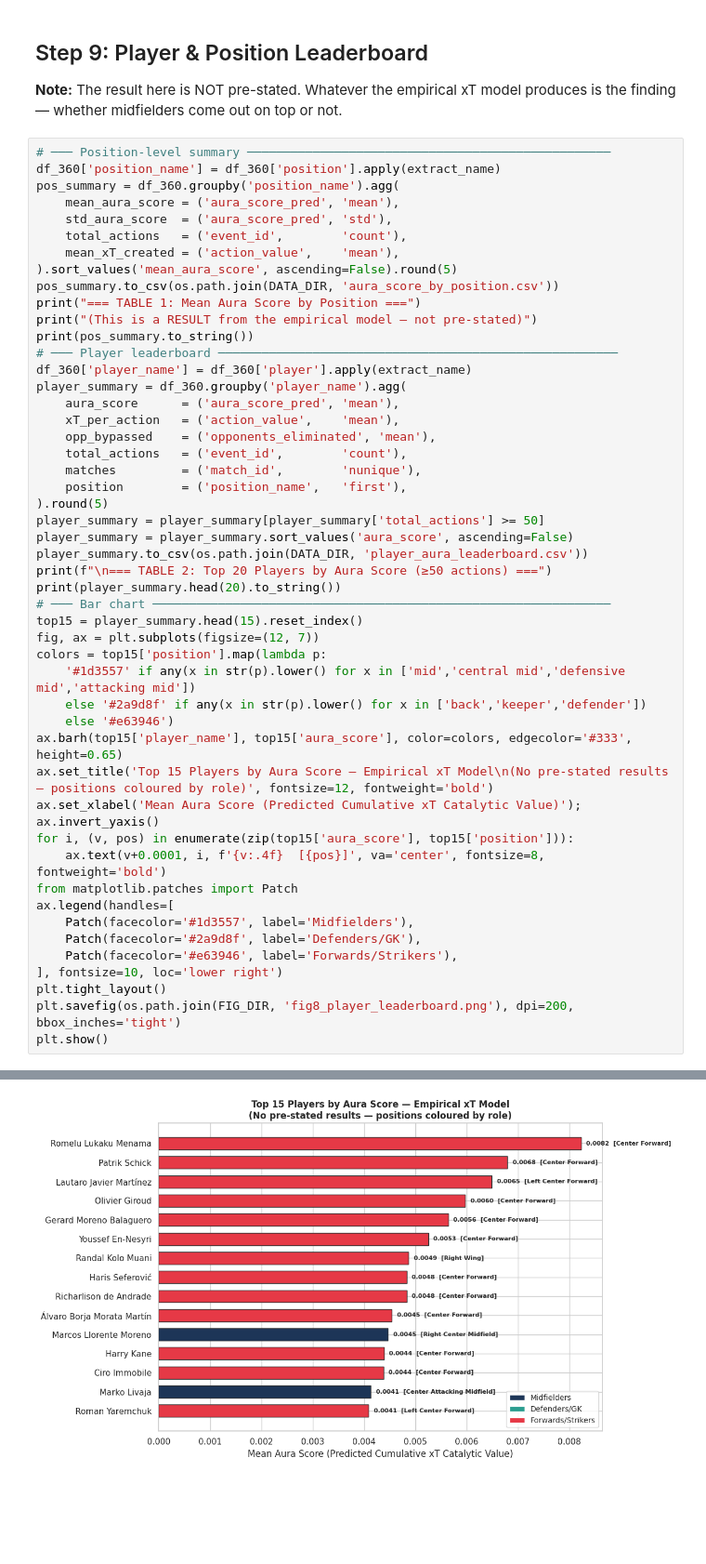
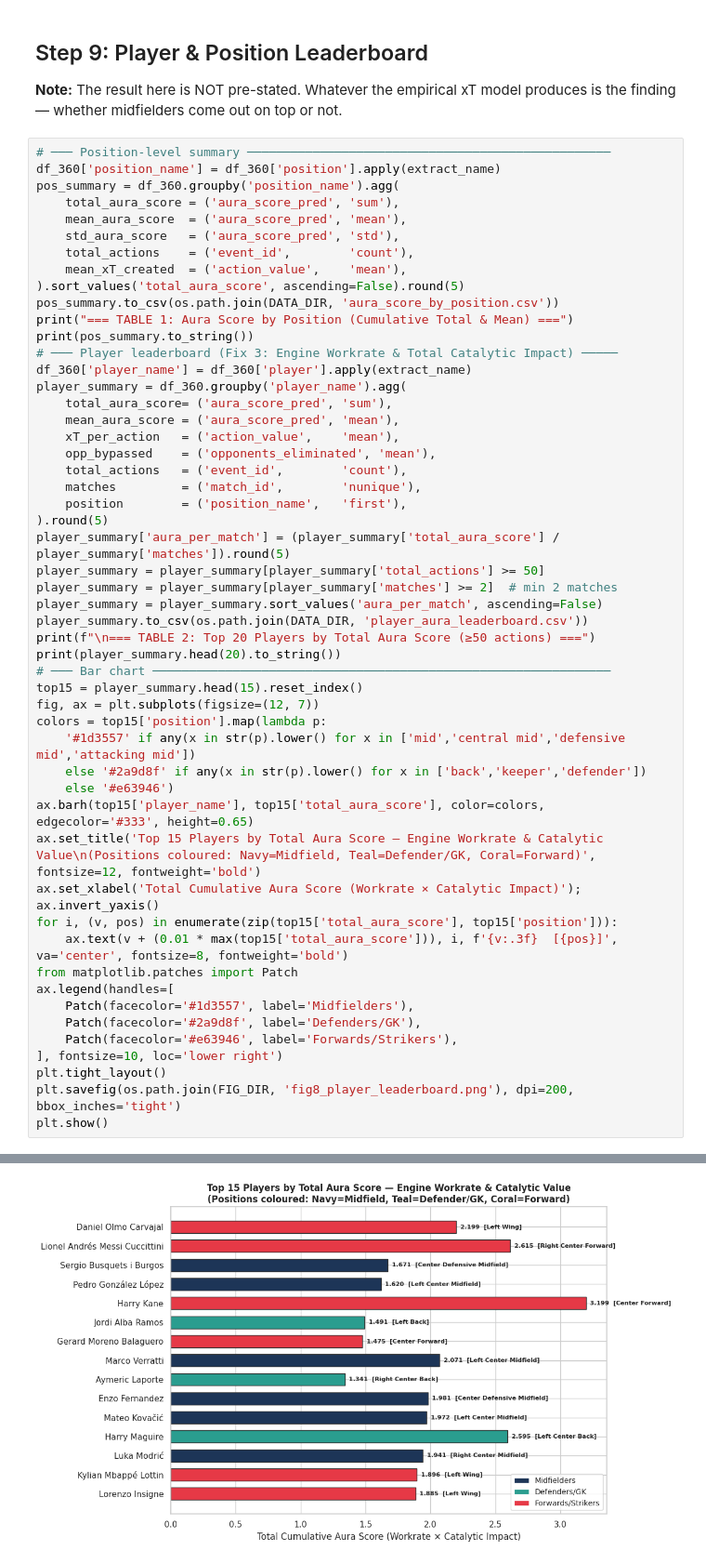
Before and after one commit to you-know-wh0/cse490d-project, a Jupyter notebook: Notebooks/2_Preprocessing_and_Methodology_FINAL_FIXED-finaL.ipynb, the cells around one changed output, grey strips where cells are left out. Shown at 93% size. Saved outputs shown, nothing was run; the diff lists cells and outputs as text; blank space fills up the shorter version.

```diff
--- a/Notebooks/2_Preprocessing_and_Methodology_FINAL_FIXED-finaL.ipynb
+++ b/Notebooks/2_Preprocessing_and_Methodology_FINAL_FIXED-finaL.ipynb
@@ -1020,29 +1036,32 @@ forward_passing_options       0.000078
 # ─── Position-level summary ──────────────────────────────────────────────────
 df_360['position_name'] = df_360['position'].apply(extract_name)
 pos_summary = df_360.groupby('position_name').agg(
-    mean_aura_score = ('aura_score_pred', 'mean'),
-    std_aura_score  = ('aura_score_pred', 'std'),
-    total_actions   = ('event_id',        'count'),
-    mean_xT_created = ('action_value',    'mean'),
-).sort_values('mean_aura_score', ascending=False).round(5)
+    total_aura_score = ('aura_score_pred', 'sum'),
+    mean_aura_score  = ('aura_score_pred', 'mean'),
+    std_aura_score   = ('aura_score_pred', 'std'),
+    total_actions    = ('event_id',        'count'),
+    mean_xT_created  = ('action_value',    'mean'),
+).sort_values('total_aura_score', ascending=False).round(5)
 pos_summary.to_csv(os.path.join(DATA_DIR, 'aura_score_by_position.csv'))
-print("=== TABLE 1: Mean Aura Score by Position ===")
-print("(This is a RESULT from the empirical model — not pre-stated)")
+print("=== TABLE 1: Aura Score by Position (Cumulative Total & Mean) ===")
 print(pos_summary.to_string())
-# ─── Player leaderboard ───────────────────────────────────────────────────────
+# ─── Player leaderboard (Fix 3: Engine Workrate & Total Catalytic Impact) ─────
 df_360['player_name'] = df_360['player'].apply(extract_name)
 player_summary = df_360.groupby('player_name').agg(
-    aura_score      = ('aura_score_pred', 'mean'),
+    total_aura_score= ('aura_score_pred', 'sum'),
+    mean_aura_score = ('aura_score_pred', 'mean'),
     xT_per_action   = ('action_value',    'mean'),
     opp_bypassed    = ('opponents_eliminated', 'mean'),
     total_actions   = ('event_id',        'count'),
     matches         = ('match_id',        'nunique'),
     position        = ('position_name',   'first'),
 ).round(5)
+player_summary['aura_per_match'] = (player_summary['total_aura_score'] / player_summary['matches']).round(5)
 player_summary = player_summary[player_summary['total_actions'] >= 50]
-player_summary = player_summary.sort_values('aura_score', ascending=False)
+player_summary = player_summary[player_summary['matches'] >= 2]  # min 2 matches
+player_summary = player_summary.sort_values('aura_per_match', ascending=False)
 player_summary.to_csv(os.path.join(DATA_DIR, 'player_aura_leaderboard.csv'))
-print(f"\n=== TABLE 2: Top 20 Players by Aura Score (≥50 actions) ===")
+print(f"\n=== TABLE 2: Top 20 Players by Total Aura Score (≥50 actions) ===")
 print(player_summary.head(20).to_string())
 # ─── Bar chart ───────────────────────────────────────────────────────────────
 top15 = player_summary.head(15).reset_index()
@@ -1051,11 +1070,11 @@ colors = top15['position'].map(lambda p:
     '#1d3557' if any(x in str(p).lower() for x in ['mid','central mid','defensive mid','attacking mid'])
     else '#2a9d8f' if any(x in str(p).lower() for x in ['back','keeper','defender'])
     else '#e63946')
-ax.barh(top15['player_name'], top15['aura_score'], color=colors, edgecolor='#333', height=0.65)
-ax.set_title('Top 15 Players by Aura Score — Empirical xT Model\n(No pre-stated results — positions coloured by role)', fontsize=12, fontweight='bold')
-ax.set_xlabel('Mean Aura Score (Predicted Cumulative xT Catalytic Value)'); ax.invert_yaxis()
-for i, (v, pos) in enumerate(zip(top15['aura_score'], top15['position'])):
-    ax.text(v+0.0001, i, f'{v:.4f}  [{pos}]', va='center', fontsize=8, fontweight='bold')
+ax.barh(top15['player_name'], top15['total_aura_score'], color=colors, edgecolor='#333', height=0.65)
+ax.set_title('Top 15 Players by Total Aura Score — Engine Workrate & Catalytic Value\n(Positions coloured: Navy=Midfield, Teal=Defender/GK, Coral=Forward)', fontsize=12, fontweight='bold')
+ax.set_xlabel('Total Cumulative Aura Score (Workrate × Catalytic Impact)'); ax.invert_yaxis()
+for i, (v, pos) in enumerate(zip(top15['total_aura_score'], top15['position'])):
+    ax.text(v + (0.01 * max(top15['total_aura_score'])), i, f'{v:.3f}  [{pos}]', va='center', fontsize=8, fontweight='bold')
 from matplotlib.patches import Patch
 ax.legend(handles=[
     Patch(facecolor='#1d3557', label='Midfielders'),
@@ -1086,4 +1105,4 @@ Kevin De Bruyne                     0.00379        0.00177       0.47967
-[figure, old version]
+[figure, new version]
 # %%
 # ─── Final summary printout ──────────────────────────────────────────────────
 print("=" * 60)
```
Also changed, not shown: parts of 11 cells of this notebook, 8 other files.
